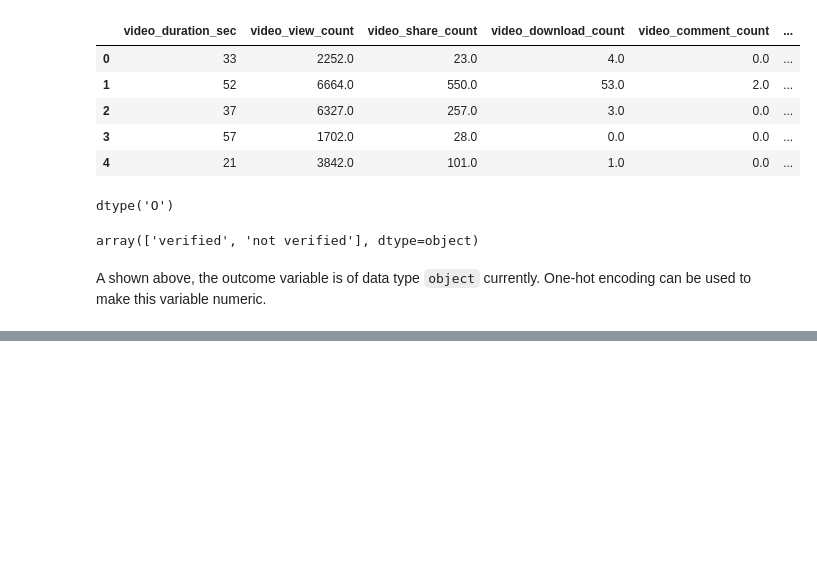
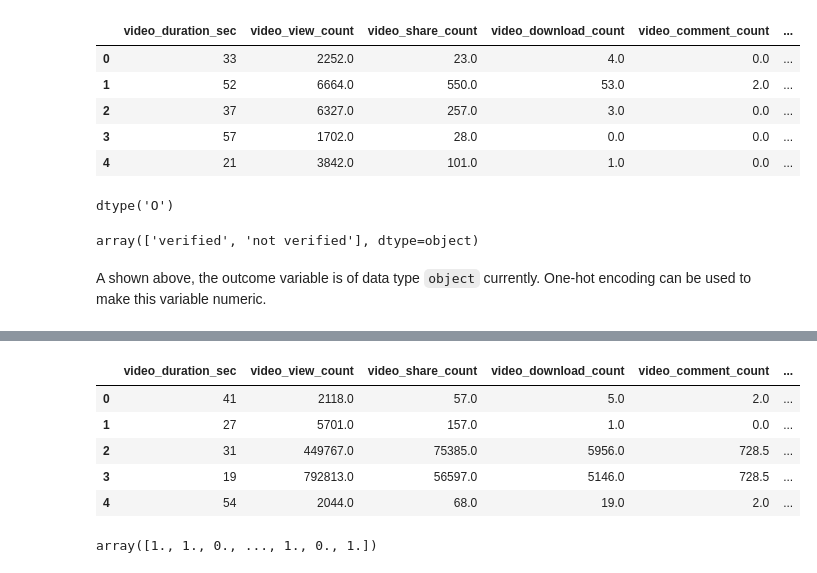
Before and after one commit to Mustafa777Xo/TikTok, a Jupyter notebook: tiktok_classfication.ipynb, the cells around one changed output, grey strips where cells are left out. Drawn from its saved outputs; the diff is of its cells as text; code cells hidden in the pictures; blank space fills up the shorter version.

```diff
--- a/tiktok_classfication.ipynb
+++ b/tiktok_classfication.ipynb
@@ -745,0 +764,6 @@ A shown above, the outcome variable is of data type `object` currently. One-hot
+# %%
+# Select the testing features that needs to be encoded
+X_test_to_encode = X_test[["claim_status", "author_ban_status"]]
+
+# Display first few rows
+X_test_to_encode.head()
@@ -745,0 +777,6 @@ A shown above, the outcome variable is of data type `object` currently. One-hot
+# %%
+# Transform the testing features using the encoder
+X_test_encoded = X_encoder.transform(X_test_to_encode)
+
+# Display first few rows of encoded testing features
+X_test_encoded
@@ -745,0 +791,6 @@ A shown above, the outcome variable is of data type `object` currently. One-hot
+# %%
+# Place encoded testing features (which is currently an array) into a dataframe
+X_test_encoded_df = pd.DataFrame(data=X_test_encoded, columns=X_encoder.get_feature_names_out())
+
+# Display first few rows
+X_test_encoded_df.head()
@@ -745,0 +814,15 @@ A shown above, the outcome variable is of data type `object` currently. One-hot
+# %%
+# Concatenate `X_test` and `X_test_encoded_df` to form the final dataframe for training data (`X_test_final`)
+# Note: Using `.reset_index(drop=True)` to reset the index in X_test after dropping `claim_status`, and `author_ban_status`,
+# so that the indices align with those in `X_test_encoded_df` and `test_count_df`
+X_test_final = pd.concat([X_test.drop(columns=["claim_status", "author_ban_status"]).reset_index(drop=True), X_test_encoded_df], axis=1)
+
+# Display first few rows
+X_test_final.head()
+# %% [output]
+|  | video_duration_sec | video_view_count | video_share_count | video_download_count | video_comment_count | ... |
+| 0 | 41 | 2118.0 | 57.0 | 5.0 | 2.0 | ... |
+| 1 | 27 | 5701.0 | 157.0 | 1.0 | 0.0 | ... |
+| 2 | 31 | 449767.0 | 75385.0 | 5956.0 | 728.5 | ... |
+| 3 | 19 | 792813.0 | 56597.0 | 5146.0 | 728.5 | ... |
+| 4 | 54 | 2044.0 | 68.0 | 19.0 | 2.0 | ... |
@@ -745,0 +832,5 @@ A shown above, the outcome variable is of data type `object` currently. One-hot
+# %%
+# Display the predictions on the encoded testing set
+y_pred
+# %% [output]
+array([1., 1., 0., ..., 1., 0., 1.])
```
Also changed, not shown: parts of 9 cells of this notebook.
